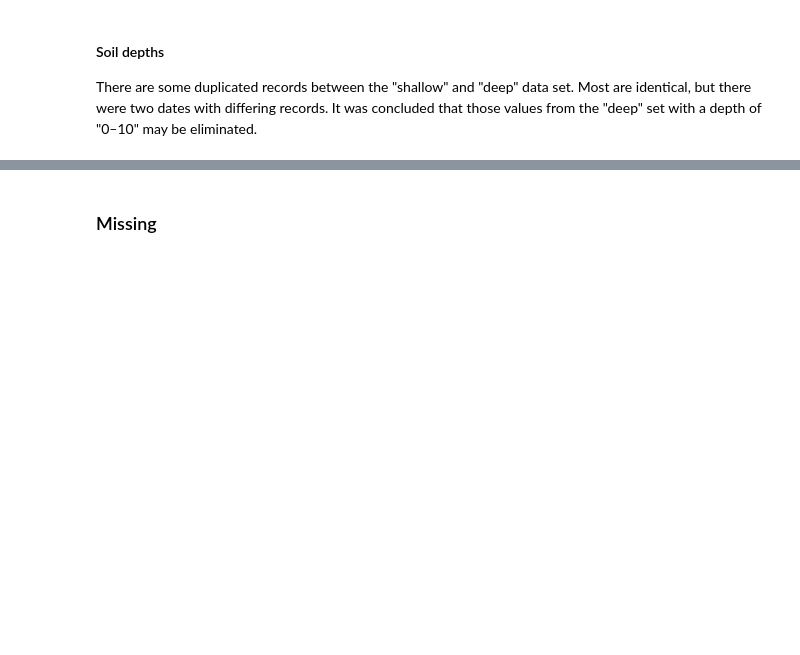
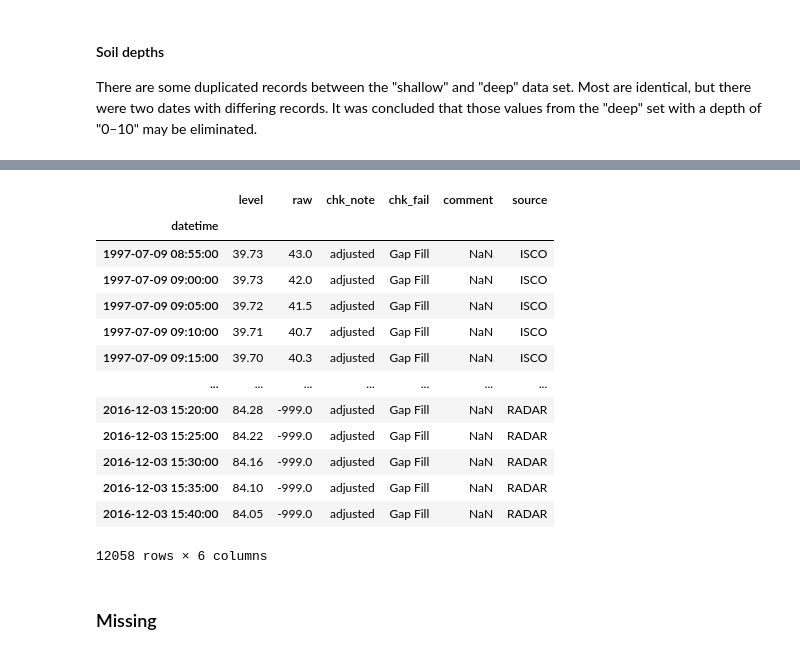
Before and after one commit to gmcginnis/info-698-capstone, a Jupyter notebook: 01_eda.ipynb, the cells around one changed output, grey strips where cells are left out. Drawn from its saved outputs; the diff is of its cells as text; code cells hidden in the pictures; blank space fills up the shorter version.

```diff
--- a/01_eda.ipynb
+++ b/01_eda.ipynb
@@ -353,0 +434,18 @@ data_soil_deep = data_soil_deep[data_soil_deep["depth"] != "0-10"]
+# %%
+del data_combined_backup_1, data_combined_backup_2, data_combined_backup
+data_combined[(data_combined['chk_fail'].str.contains("Gap Fill")) & (data_combined['source'].notnull())]
+# %% [output]
+|  | level | raw | chk_note | chk_fail | comment | source |
+| datetime |  |  |  |  |  |  |
+| 1997-07-09 08:55:00 | 39.73 | 43.0 | adjusted | Gap Fill | NaN | ISCO |
+| 1997-07-09 09:00:00 | 39.73 | 42.0 | adjusted | Gap Fill | NaN | ISCO |
+| 1997-07-09 09:05:00 | 39.72 | 41.5 | adjusted | Gap Fill | NaN | ISCO |
+| 1997-07-09 09:10:00 | 39.71 | 40.7 | adjusted | Gap Fill | NaN | ISCO |
+| 1997-07-09 09:15:00 | 39.70 | 40.3 | adjusted | Gap Fill | NaN | ISCO |
+| ... | ... | ... | ... | ... | ... | ... |
+| 2016-12-03 15:20:00 | 84.28 | -999.0 | adjusted | Gap Fill | NaN | RADAR |
+| 2016-12-03 15:25:00 | 84.22 | -999.0 | adjusted | Gap Fill | NaN | RADAR |
+| 2016-12-03 15:30:00 | 84.16 | -999.0 | adjusted | Gap Fill | NaN | RADAR |
+| 2016-12-03 15:35:00 | 84.10 | -999.0 | adjusted | Gap Fill | NaN | RADAR |
+| 2016-12-03 15:40:00 | 84.05 | -999.0 | adjusted | Gap Fill | NaN | RADAR |
+12058 rows × 6 columns
```
Also changed, not shown: parts of 3 cells of this notebook.
